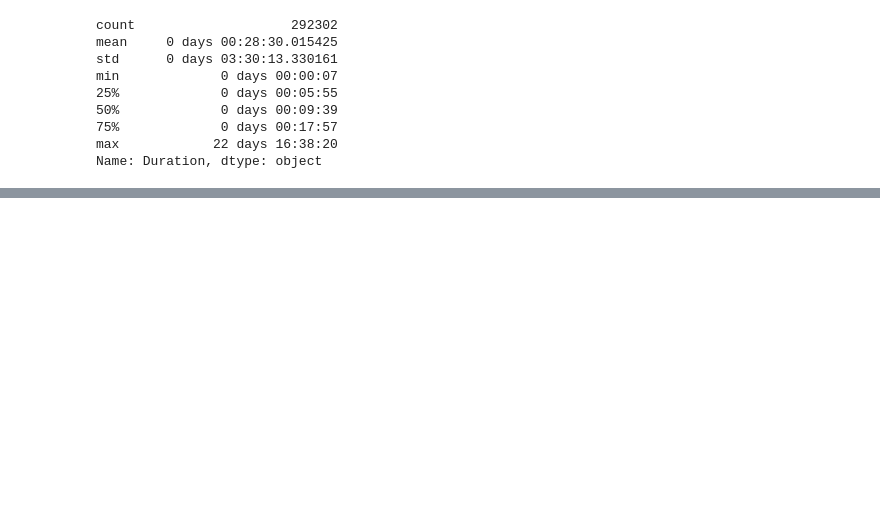
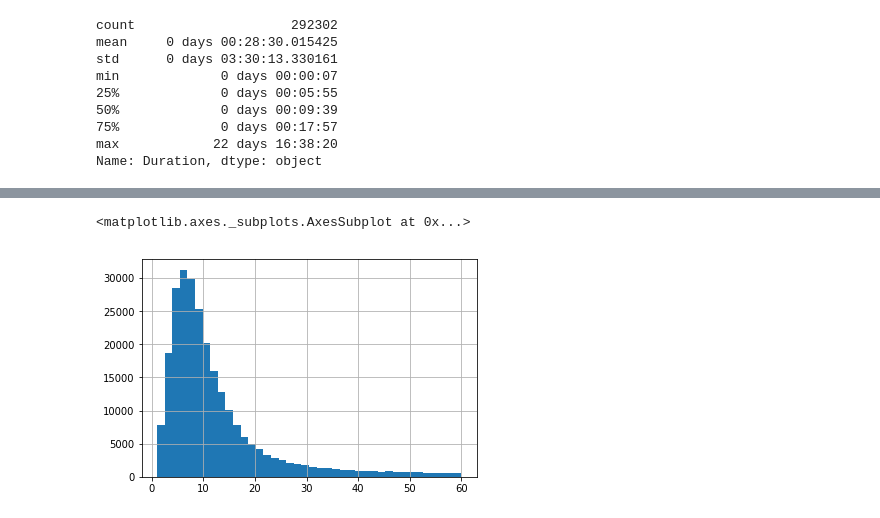
Before and after one commit to jonnor/bike-sharing-oslo, a Jupyter notebook: Oslo.ipynb, the cells around one changed output, grey strips where cells are left out. Drawn from its saved outputs; the diff is of its cells as text; code cells hidden in the pictures; blank space fills up the shorter version.

```diff
--- a/Oslo.ipynb
+++ b/Oslo.ipynb
@@ -243,3 +267,10 @@ subs[:5]
 | 2016-06-01 04:00:06 | 290 | 2016-06-01 04:00:06 | 261 | 2016-06-01 04:02:14 | 00:02:08 | 354.690116 |
 | 2016-06-01 04:00:06 | 206 | 2016-06-01 04:00:06 | 233 | 2016-06-01 04:02:47 | 00:02:41 | 767.072410 |
 | 2016-06-01 04:00:06 | 184 | 2016-06-01 04:00:06 | 179 | 2016-06-01 04:15:13 | 00:15:07 | 2986.506648 |
+# %%
+# Convert from nanoseconds, remove timedelta type
+trips['Duration Seconds'] = pandas.Series(trips['Duration'], dtype='int64').abs() / (1000*1000*1000)
+(trips['Duration Seconds'] / 60).hist(bins=40, range=(1, 60))
+# %% [output]
+<matplotlib.axes._subplots.AxesSubplot at 0x...>
+[figure, added]
```
Also changed, not shown: parts of 18 cells of this notebook, 1 other file.
